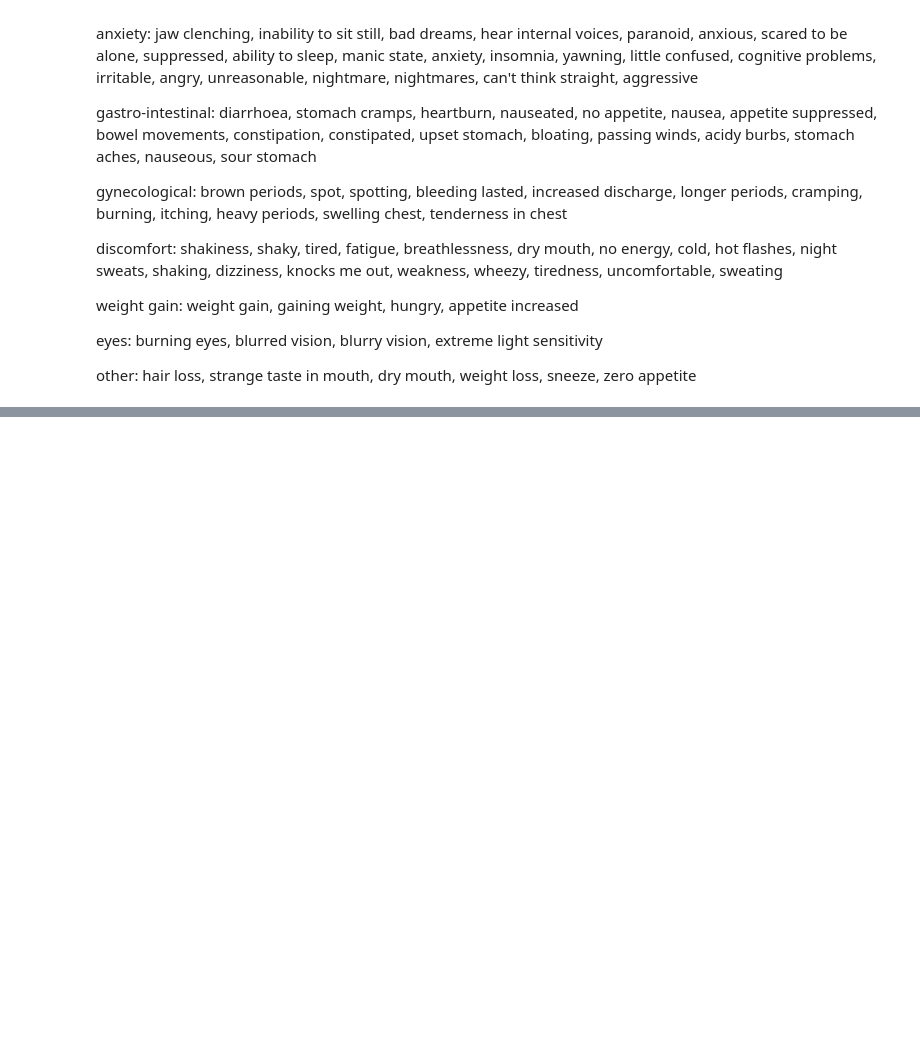
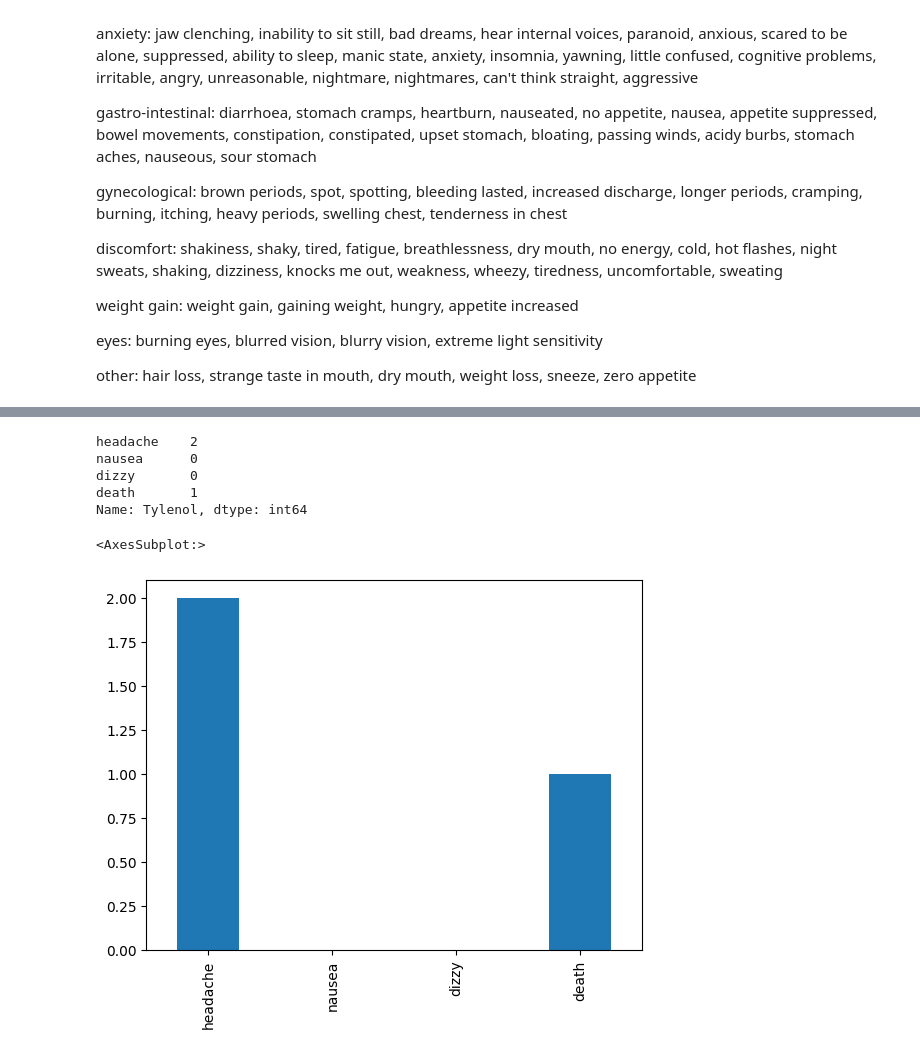
Before and after one commit to hendahmke/adverse_drug_reactions, a Jupyter notebook: notebooks/henni_dictionary_sideeffects.ipynb, the cells around one changed output, grey strips where cells are left out. Cells and saved outputs as stored; diff of their text form; code cells hidden in the pictures; blank space fills up the shorter version.

```diff
--- a/notebooks/henni_dictionary_sideeffects.ipynb
+++ b/notebooks/henni_dictionary_sideeffects.ipynb
@@ -293,0 +392,4 @@ real_se_domains: ['pain', 'skin', 'libido', 'depression', 'anxiety', 'gastro-int
+# %%
+sideeffect_df = dummy_df.drop(['drug', 'condition'], axis=1)
+sideeffect_df.index = dummy_df['drug']
+sideeffect_df
@@ -293,0 +404,14 @@ real_se_domains: ['pain', 'skin', 'libido', 'depression', 'anxiety', 'gastro-int
+# %%
+input = 'Tylenol'
+sideeffect_df.loc[input]
+# %% [output]
+headache    2
+nausea      0
+dizzy       0
+death       1
+Name: Tylenol, dtype: int64
+# %%
+sideeffect_df.loc[input].plot(kind='bar')
+# %% [output]
+<AxesSubplot:>
+[figure, added]
```
Also changed, not shown: parts of 22 cells of this notebook, 2 other files.
